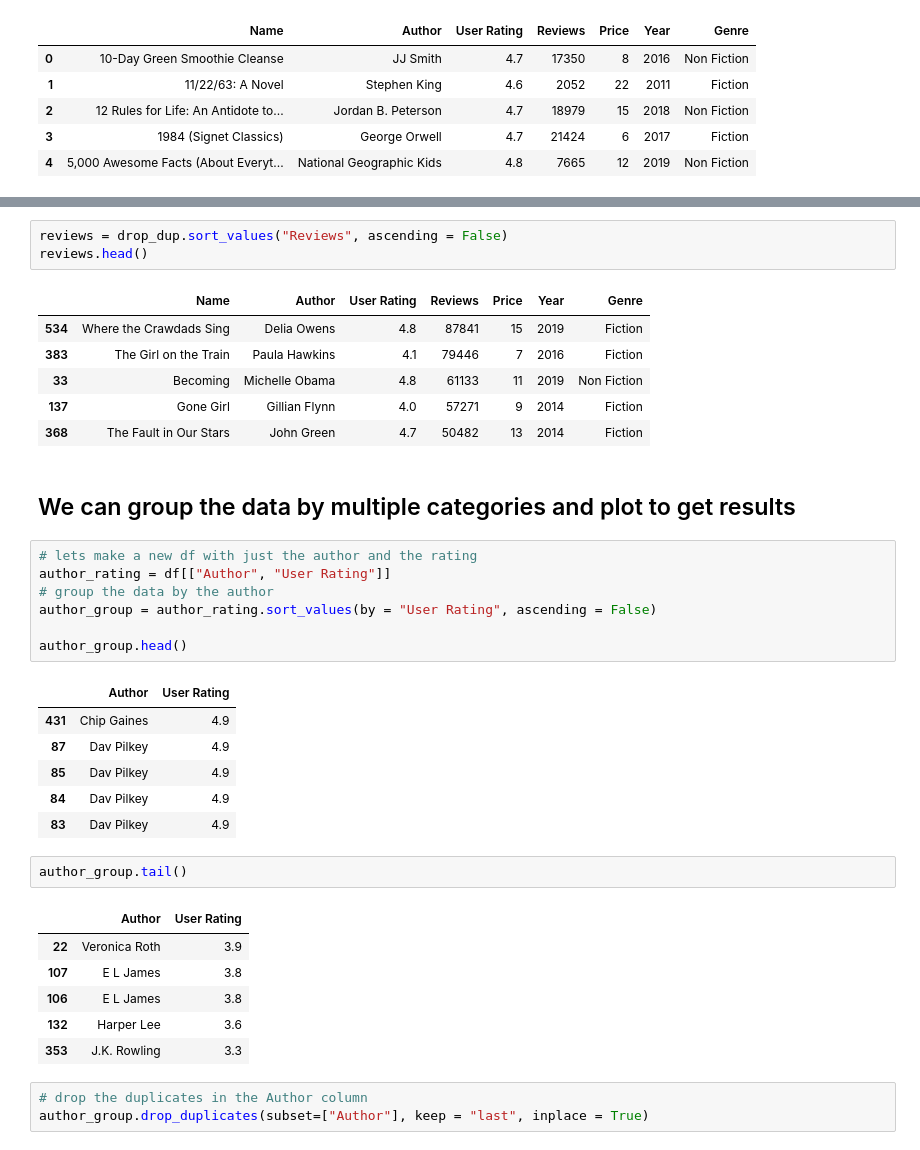
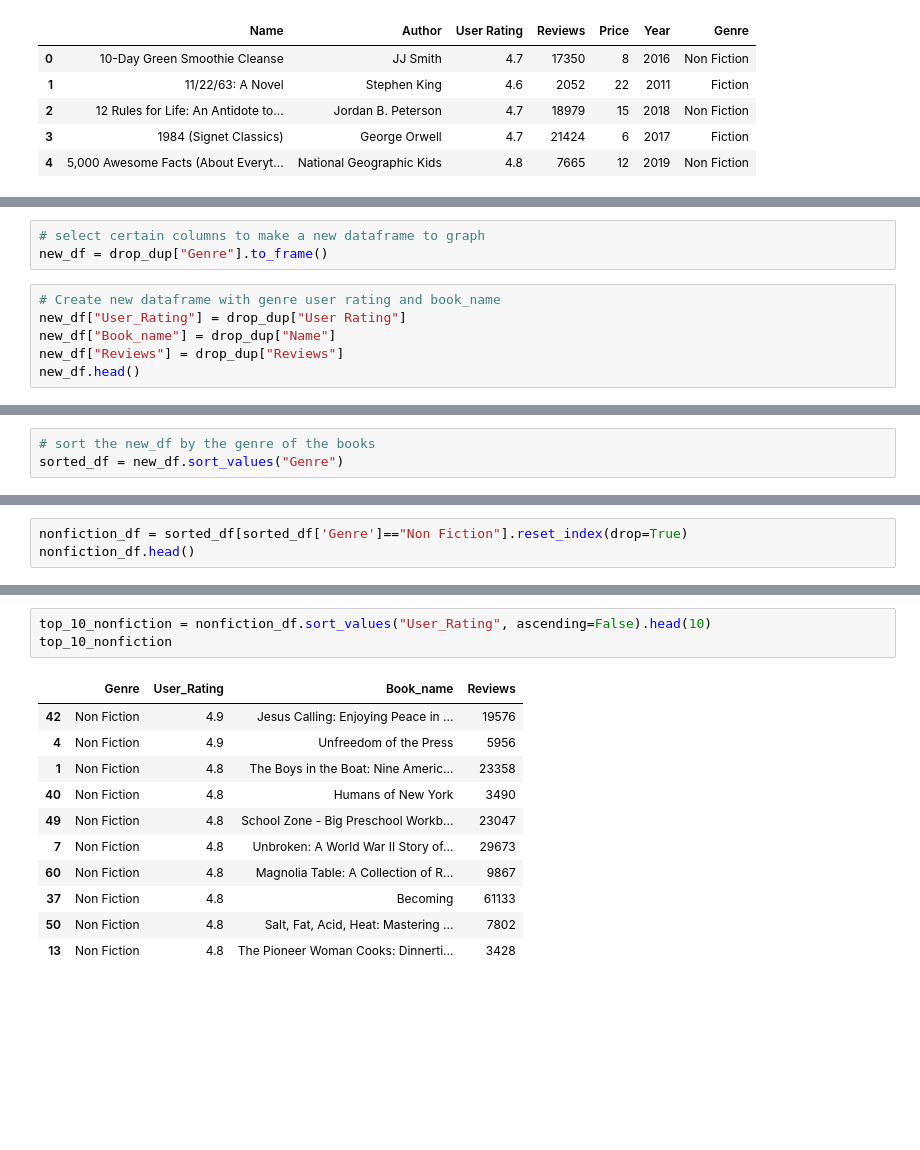
Before and after one commit to justinm329/Amazon_Top_Selling_Books, a Jupyter notebook: Kaggle_dv.ipynb, the cells around one changed output, grey strips where cells are left out. Drawn from its saved outputs; the diff is of its cells as text; blank space fills up the shorter version.

```diff
--- a/Kaggle_dv.ipynb
+++ b/Kaggle_dv.ipynb
@@ -70,0 +167,9 @@ drop_dup.head()
+# %%
+# select certain columns to make a new dataframe to graph
+new_df = drop_dup["Genre"].to_frame()
+# %%
+# Create new dataframe with genre user rating and book_name
+new_df["User_Rating"] = drop_dup["User Rating"]
+new_df["Book_name"] = drop_dup["Name"]
+new_df["Reviews"] = drop_dup["Reviews"]
+new_df.head()
@@ -70,0 +183,3 @@ drop_dup.head()
+# %%
+# sort the new_df by the genre of the books
+sorted_df = new_df.sort_values("Genre")
@@ -70,0 +196,3 @@ drop_dup.head()
+# %%
+nonfiction_df = sorted_df[sorted_df['Genre']=="Non Fiction"].reset_index(drop=True)
+nonfiction_df.head()
@@ -71,38 +206,15 @@ drop_dup.head()
 # %%
-reviews = drop_dup.sort_values("Reviews", ascending = False)
-reviews.head()
+top_10_nonfiction = nonfiction_df.sort_values("User_Rating", ascending=False).head(10)
+top_10_nonfiction
 # %% [output]
-|  | Name | Author | User Rating | Reviews | Price | Year | Genre |
-| 534 | Where the Crawdads Sing | Delia Owens | 4.8 | 87841 | 15 | 2019 | Fiction |
-| 383 | The Girl on the Train | Paula Hawkins | 4.1 | 79446 | 7 | 2016 | Fiction |
-| 33 | Becoming | Michelle Obama | 4.8 | 61133 | 11 | 2019 | Non Fiction |
-| 137 | Gone Girl | Gillian Flynn | 4.0 | 57271 | 9 | 2014 | Fiction |
-| 368 | The Fault in Our Stars | John Green | 4.7 | 50482 | 13 | 2014 | Fiction |
+|  | Genre | User_Rating | Book_name | Reviews |
+| 42 | Non Fiction | 4.9 | Jesus Calling: Enjoying Peace in ... | 19576 |
+| 4 | Non Fiction | 4.9 | Unfreedom of the Press | 5956 |
+| 1 | Non Fiction | 4.8 | The Boys in the Boat: Nine Americ... | 23358 |
+| 40 | Non Fiction | 4.8 | Humans of New York | 3490 |
+| 49 | Non Fiction | 4.8 | School Zone - Big Preschool Workb... | 23047 |
+| 7 | Non Fiction | 4.8 | Unbroken: A World War II Story of... | 29673 |
+| 60 | Non Fiction | 4.8 | Magnolia Table: A Collection of R... | 9867 |
+| 37 | Non Fiction | 4.8 | Becoming | 61133 |
+| 50 | Non Fiction | 4.8 | Salt, Fat, Acid, Heat: Mastering ... | 7802 |
+| 13 | Non Fiction | 4.8 | The Pioneer Woman Cooks: Dinnerti... | 3428 |
-# %% [markdown]
-## We can group the data by multiple categories and plot to get results
-# %%
-# lets make a new df with just the author and the rating
-author_rating = df[["Author", "User Rating"]]
-# group the data by the author
-author_group = author_rating.sort_values(by = "User Rating", ascending = False)
-
-author_group.head()
-# %% [output]
-|  | Author | User Rating |
-| 431 | Chip Gaines | 4.9 |
-| 87 | Dav Pilkey | 4.9 |
-| 85 | Dav Pilkey | 4.9 |
-| 84 | Dav Pilkey | 4.9 |
-| 83 | Dav Pilkey | 4.9 |
-# %%
-author_group.tail()
-# %% [output]
-|  | Author | User Rating |
-| 22 | Veronica Roth | 3.9 |
-| 107 | E L James | 3.8 |
-| 106 | E L James | 3.8 |
-| 132 | Harper Lee | 3.6 |
-| 353 | J.K. Rowling | 3.3 |
-# %%
-# drop the duplicates in the Author column
-author_group.drop_duplicates(subset=["Author"], keep = "last", inplace = True)
```
Also changed, not shown: parts of 25 cells of this notebook.
